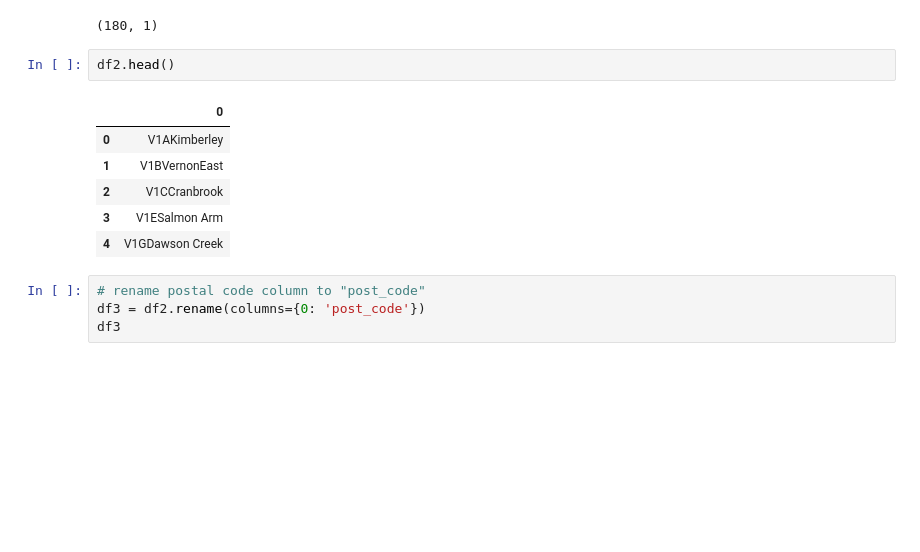
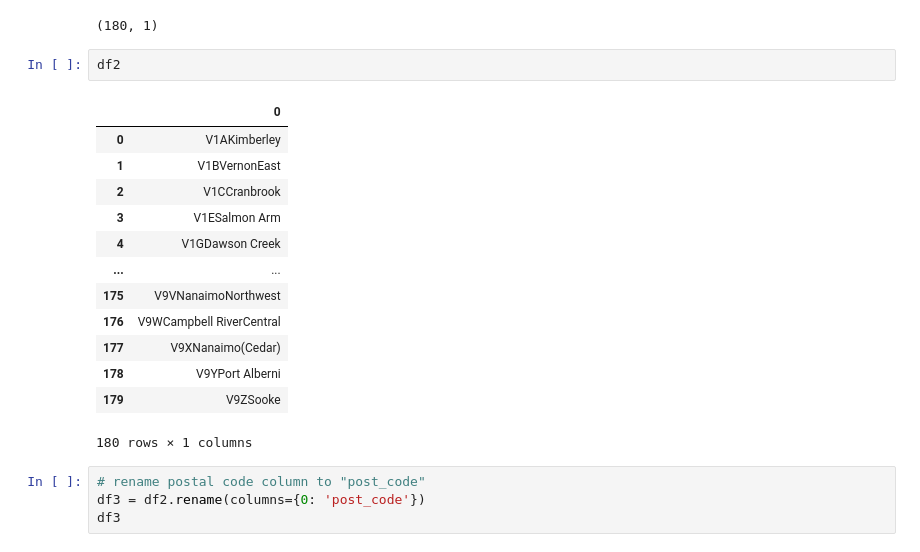
Before and after one commit to dprossi/Capstone_Project_IBM_Data_Science, a Jupyter notebook: Applied_Data_Science_Capstone_Project_Vancouver.ipynb, the cells around one changed output. Saved outputs shown, nothing was run; the diff lists cells and outputs as text; blank space fills up the shorter version.

```diff
--- a/Applied_Data_Science_Capstone_Project_Vancouver.ipynb
+++ b/Applied_Data_Science_Capstone_Project_Vancouver.ipynb
@@ -77,14 +77,21 @@ df2.shape
 # %% [output]
 (180, 1)
 # %%
-df2.head()
+df2
 # %% [output]
 |  | 0 |
 | 0 | V1AKimberley |
 | 1 | V1BVernonEast |
 | 2 | V1CCranbrook |
 | 3 | V1ESalmon Arm |
 | 4 | V1GDawson Creek |
+| ... | ... |
+| 175 | V9VNanaimoNorthwest |
+| 176 | V9WCampbell RiverCentral |
+| 177 | V9XNanaimo(Cedar) |
+| 178 | V9YPort Alberni |
+| 179 | V9ZSooke |
+180 rows × 1 columns
 # %%
 # rename postal code column to "post_code"
 df3 = df2.rename(columns={0: 'post_code'})
```
Also changed, not shown: parts of 3 cells of this notebook.
